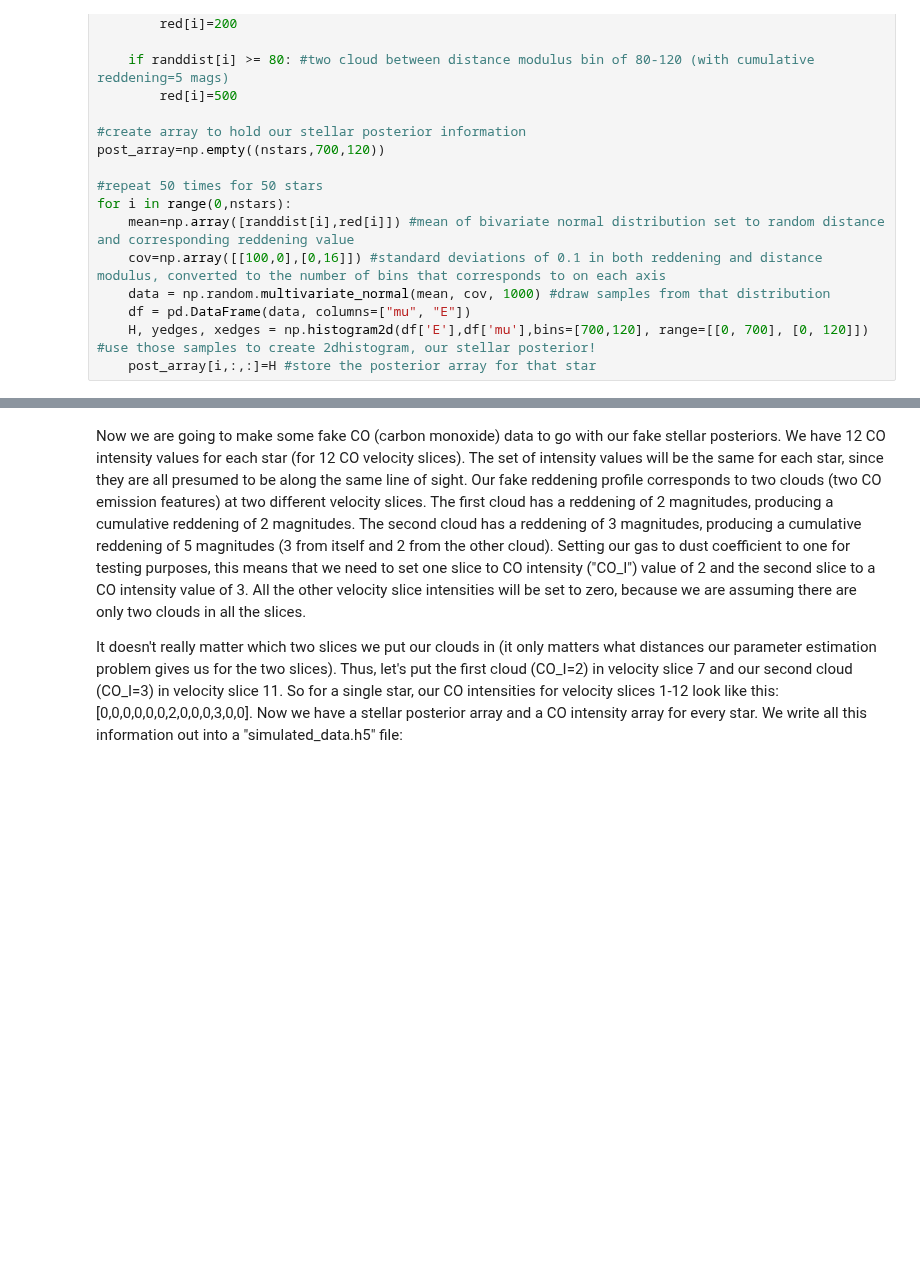
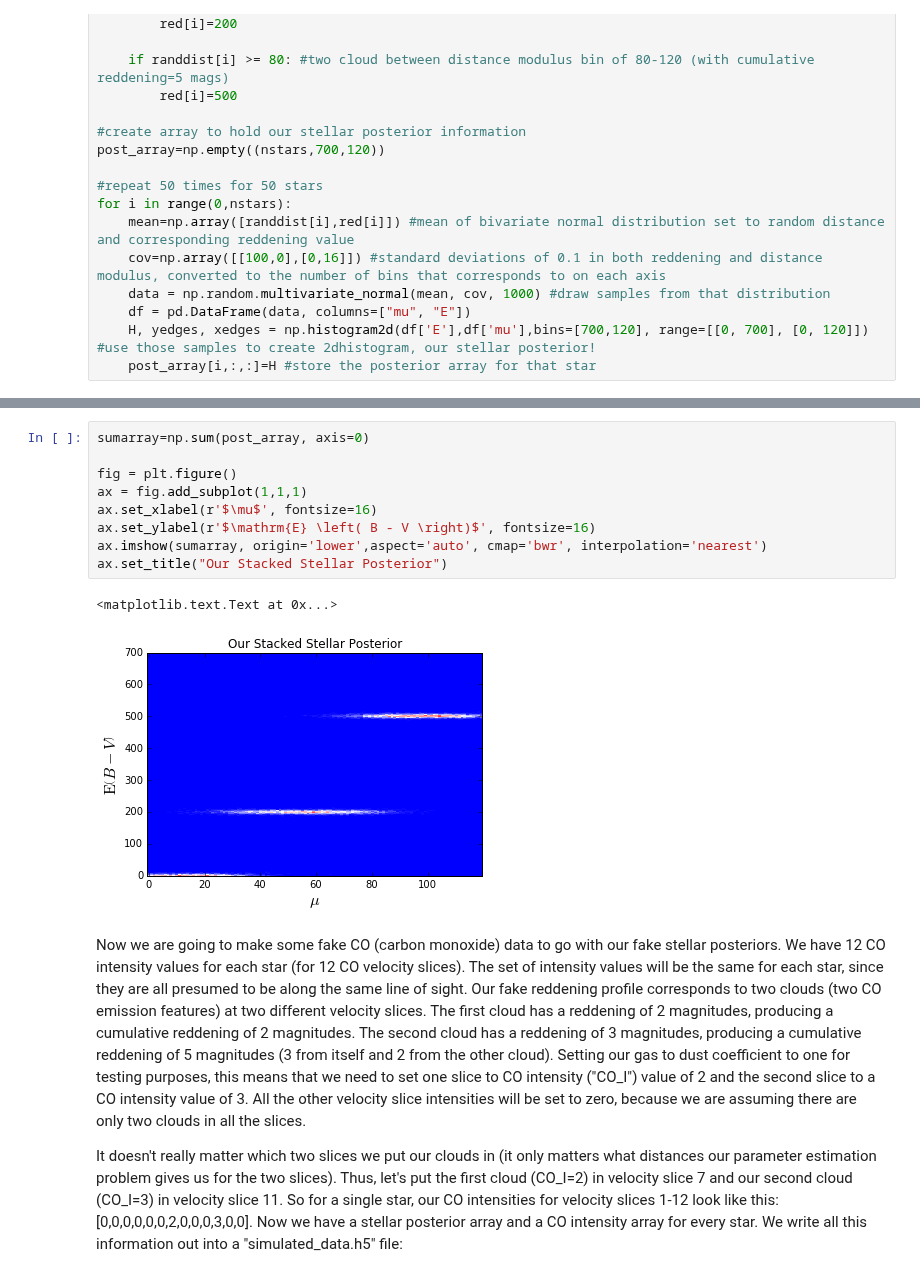
Before and after one commit to catherinezucker/dustcurve, a Jupyter notebook: model.ipynb, the cells around one changed output, grey strips where cells are left out. Drawn from its saved outputs; the diff is of its cells as text; blank space fills up the shorter version.

```diff
--- a/model.ipynb
+++ b/model.ipynb
@@ -107,3 +109,15 @@ for i in range(0,nstars):
+# %%
+sumarray=np.sum(post_array, axis=0)
+
+fig = plt.figure()
+ax = fig.add_subplot(1,1,1)
+ax.set_xlabel(r'$\mu$', fontsize=16)
+ax.set_ylabel(r'$\mathrm{E} \left( B - V \right)$', fontsize=16)
+ax.imshow(sumarray, origin='lower',aspect='auto', cmap='bwr', interpolation='nearest')
+ax.set_title("Our Stacked Stellar Posterior")
+# %% [output]
+<matplotlib.text.Text at 0x...>
+[figure, added]
 # %% [markdown]
 Now we are going to make some fake CO (carbon monoxide) data to go with our fake stellar posteriors. We have 12 CO intensity values for each star (for 12 CO velocity slices). The set of intensity values will be the same for each star, since they are all presumed to be along the same line of sight. Our fake reddening profile corresponds to two clouds (two CO emission features) at two different velocity slices. The first cloud has a reddening of 2 magnitudes, producing a cumulative reddening of 2 magnitudes. The second cloud has a reddening of 3 magnitudes, producing a cumulative reddening of 5 magnitudes (3 from itself and 2 from the other cloud). Setting our gas to dust coefficient to one for testing purposes, this means that we need to set one slice to CO intensity ("CO_I") value of 2 and the second slice to a CO intensity value of 3. All the other velocity slice intensities will be set to zero, because we are assuming there are only two clouds in all the slices.
 
```
Also changed, not shown: parts of 1 cell of this notebook.
